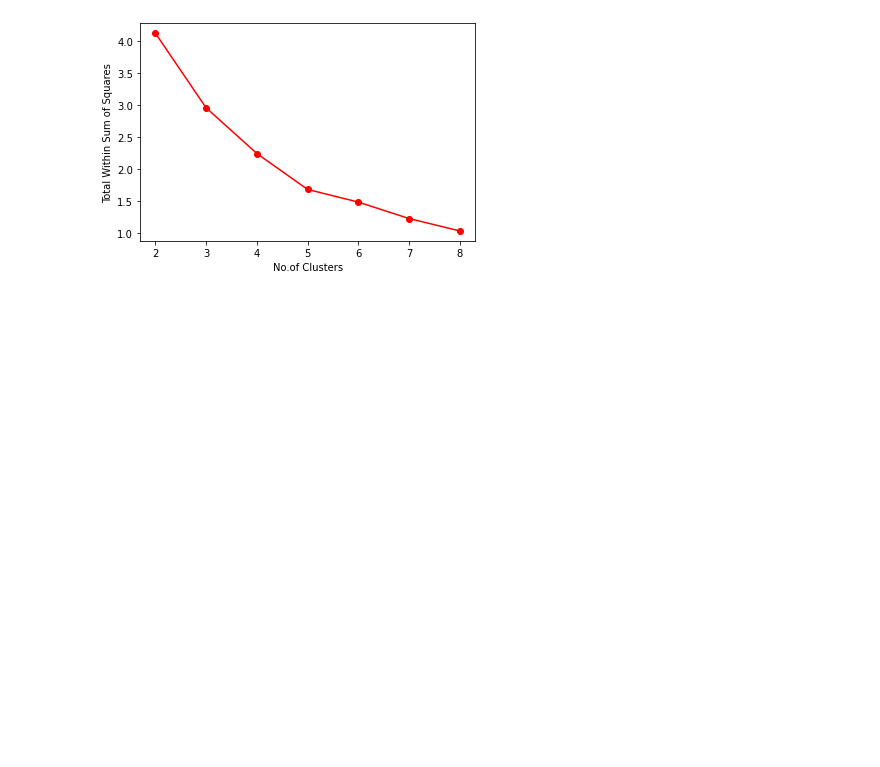
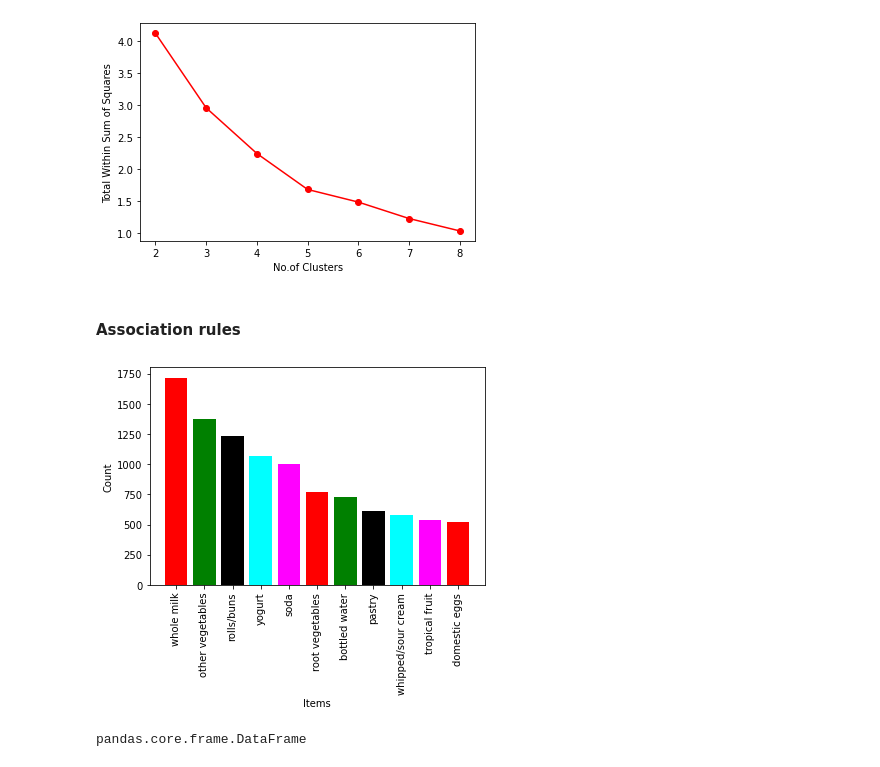
Before and after one commit to jamithireddy/aispry, a Jupyter notebook: aispry.ipynb, the cells around one changed output. Saved outputs shown, nothing was run; the diff lists cells and outputs as text; code cells hidden in the pictures; blank space fills up the shorter version.

```diff
--- a/aispry.ipynb
+++ b/aispry.ipynb
@@ -370,3 +370,5 @@ cols =['Cluster Label','Univ','SAT','Top10','Accept','SFRatio','Expenses','GradR
 df = df[cols] # Re-arring the columns using the cols label
 df.iloc[:,2:8].groupby(df["Cluster Label"]).mean() # Looking at the Cluster averages.
 df.to_csv("Kmeans_clustering.csv",encoding='utf-8')
+# %% [markdown]
+<h4><b> Association rules
@@ -372,0 +379,35 @@ df.to_csv("Kmeans_clustering.csv",encoding='utf-8')
+# %%
+# Our Dataset is not in a organized way. So, we shall parse the data carefully.
+groceries=[]# creating and empty list
+with open ("C:\\Users\\jamit\\Desktop\\Aispry\\Data\\Groceries\\groceries.csv") as f:
+  groceries=f.read()
+# groceries is a single string right now
+# all the data is now stored in the groceries object. Now splitting the rows based on /n marker
+groceries=groceries.split('/n') # Creates a list of lines with entire text in the line as a string
+# Now split the columns based on ','sperator
+groceries_list=[]
+for i in groceries: # i.e., for each line in groceries
+  groceries_list.append(i.split(",")) # Creates a list of lines with list of coma seperated values
+all_groceries_list=[i for item in groceries_list for i in item] # Creating the list of items in a single list instead of looped list
+from collections import Counter # Ordered dictionary
+item_freq =Counter(all_groceries_list) # Creates a Dictonary of items and their frequency
+item_freq = sorted(item_freq.items(),key = lambda x:x[1])
+# Storing the frequencies and items in seperate variables
+frequencies = list(reversed([i[1] for i in item_freq]))
+items = list(reversed([i[0] for i in item_freq]))
+# %%
+import matplotlib.pyplot as plt
+#Bar plot for top 10 items
+plt.bar(height=frequencies[0:11],x=list(range(0,11)),color=['red','green','black','cyan','magenta']);
+plt.xticks(list(range(0,11),),items[0:11],rotation=90);
+plt.xlabel("Items");
+plt.ylabel("Count");
+# %% [output]
+[figure, added]
+# %%
+# Creating a dataframe for the transactions data
+groceries_series=pd.DataFrame(pd.Series(groceries_list))
+groceries_series=groceries_series.iloc[:9835,:] # Removing the empty transaction in the end
+type(groceries_series)
+# %% [output]
+pandas.core.frame.DataFrame
```
Also changed, not shown: parts of 2 cells of this notebook, 1 other file.
